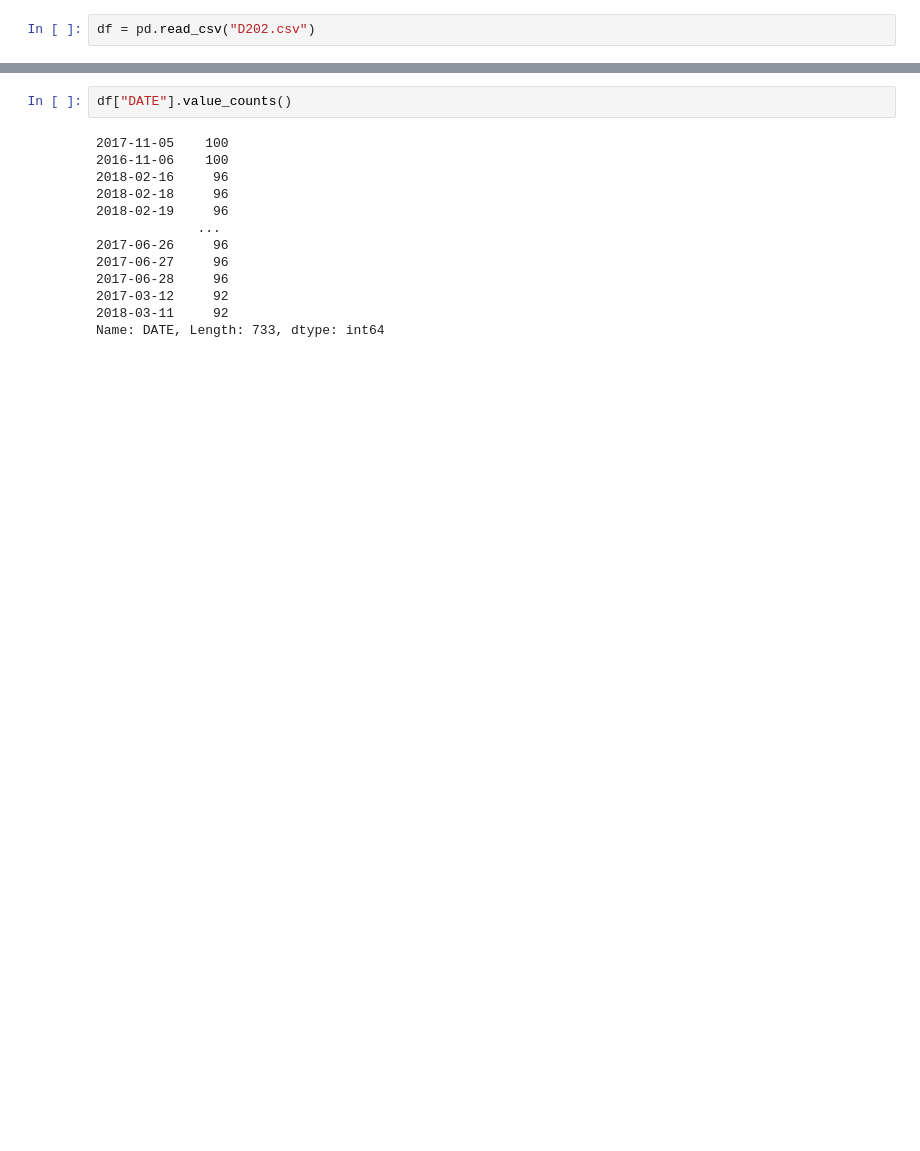
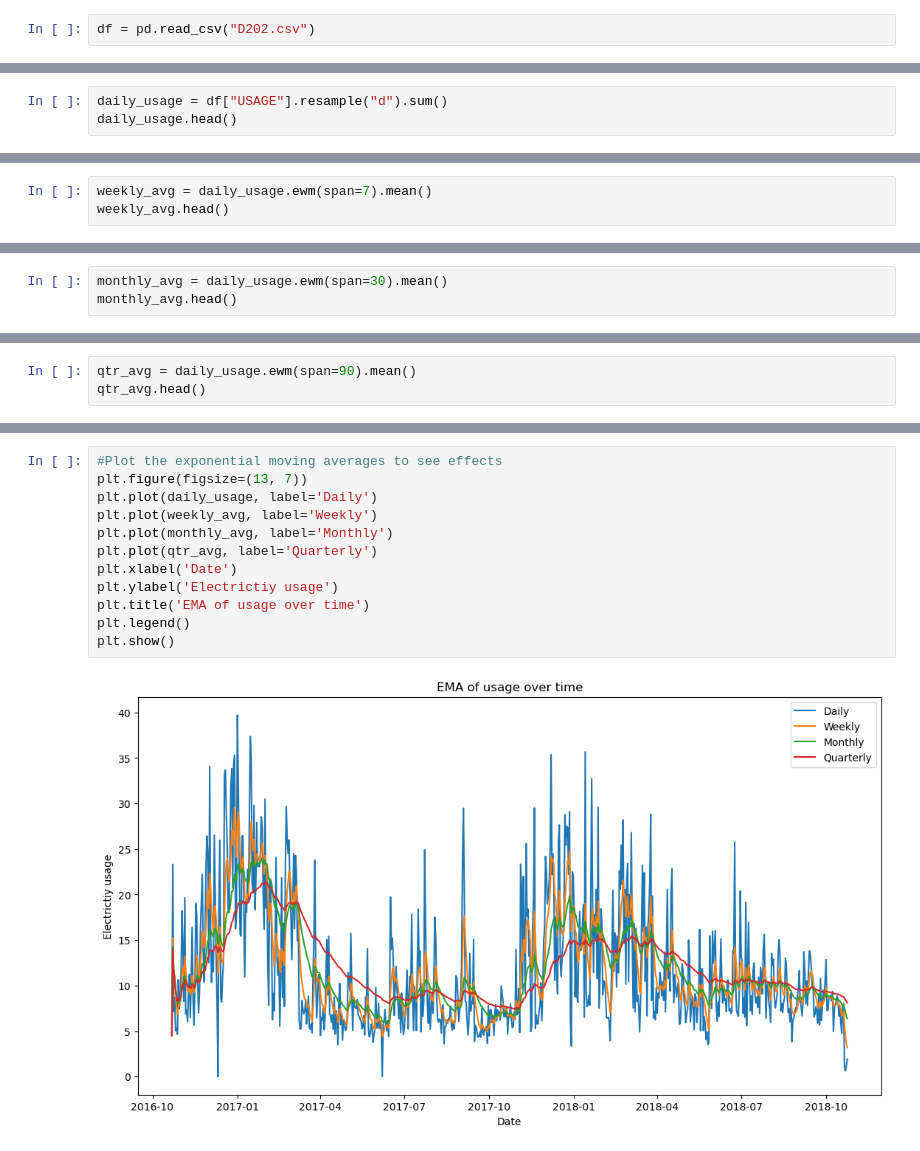
Before and after one commit to JoshuaHolt-Tech/energy_analysis, a Jupyter notebook: init_explore.ipynb, the cells around one changed output, grey strips where cells are left out. Cells and saved outputs as stored; diff of their text form; blank space fills up the shorter version.

```diff
--- a/init_explore.ipynb
+++ b/init_explore.ipynb
@@ -23,0 +35,3 @@ df.shape
+# %%
+daily_usage = df["USAGE"].resample("d").sum()
+daily_usage.head()
@@ -23,0 +57,3 @@ df.shape
+# %%
+weekly_avg = daily_usage.ewm(span=7).mean()
+weekly_avg.head()
@@ -23,0 +68,3 @@ df.shape
+# %%
+monthly_avg = daily_usage.ewm(span=30).mean()
+monthly_avg.head()
@@ -23,0 +79,3 @@ df.shape
+# %%
+qtr_avg = daily_usage.ewm(span=90).mean()
+qtr_avg.head()
@@ -41,16 +106,15 @@ dtypes: datetime64[ns](1), float64(2), object(5)
 memory usage: 4.3+ MB
 # %%
-df["DATE"].value_counts()
+#Plot the exponential moving averages to see effects
+plt.figure(figsize=(13, 7))
+plt.plot(daily_usage, label='Daily')
+plt.plot(weekly_avg, label='Weekly')
+plt.plot(monthly_avg, label='Monthly')
+plt.plot(qtr_avg, label='Quarterly')
+plt.xlabel('Date')
+plt.ylabel('Electrictiy usage')
+plt.title('EMA of usage over time')
+plt.legend()
+plt.show()
 # %% [output]
-2017-11-05    100
-2016-11-06    100
-2018-02-16     96
-2018-02-18     96
-2018-02-19     96
-             ...
-2017-06-26     96
-2017-06-27     96
-2017-06-28     96
-2017-03-12     92
-2018-03-11     92
-Name: DATE, Length: 733, dtype: int64
+[figure, added]
```
Also changed, not shown: parts of 16 cells of this notebook.
